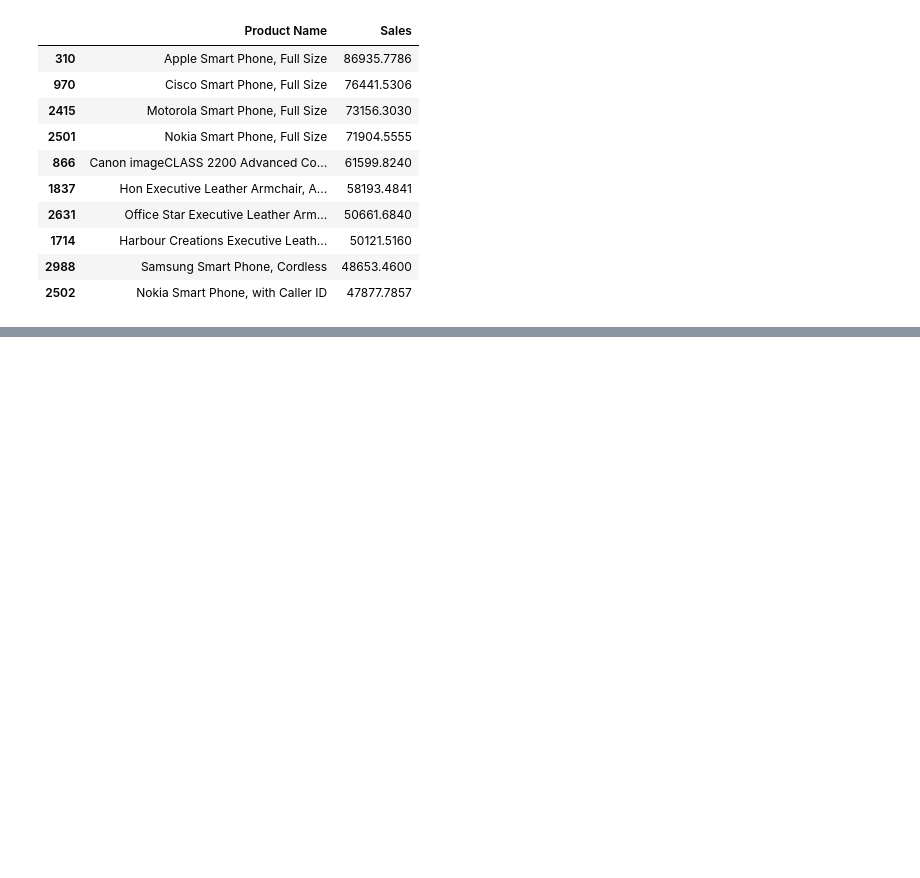
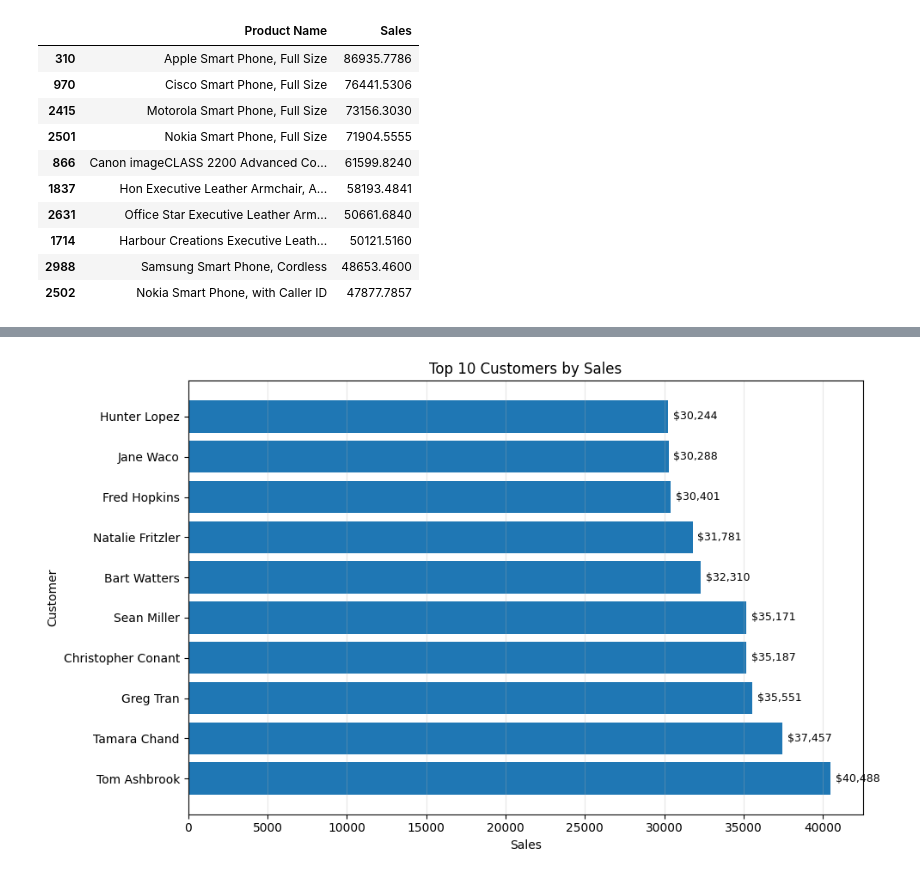
Before and after one commit to AiWriter404/sql-style-business-analysis, a Jupyter notebook: sql-style-business-analysis.ipynb, the cells around one changed output, grey strips where cells are left out. Drawn from its saved outputs; the diff is of its cells as text; code cells hidden in the pictures; blank space fills up the shorter version.

```diff
--- a/sql-style-business-analysis.ipynb
+++ b/sql-style-business-analysis.ipynb
@@ -293,0 +370,34 @@ top_products
+# %%
+
+
+# Chart 2 : Top 10 Customers
+
+
+plt.figure(figsize=(10,6))
+
+bars = plt.barh(
+    top_customers["Customer Name"],
+    top_customers["Sales"]
+)
+
+plt.title("Top 10 Customers by Sales")
+plt.xlabel("Sales")
+plt.ylabel("Customer")
+
+# Add Sales Labels
+for bar in bars:
+    width = bar.get_width()
+    plt.text(
+        width + 300,
+        bar.get_y() + bar.get_height()/2,
+        f"${width:,.0f}",
+        va="center",
+        fontsize=9
+    )
+
+plt.grid(axis="x", alpha=0.3)
+
+plt.tight_layout()
+plt.show()
+# %% [output]
+[figure, added]
```
Also changed, not shown: parts of 9 cells of this notebook.
